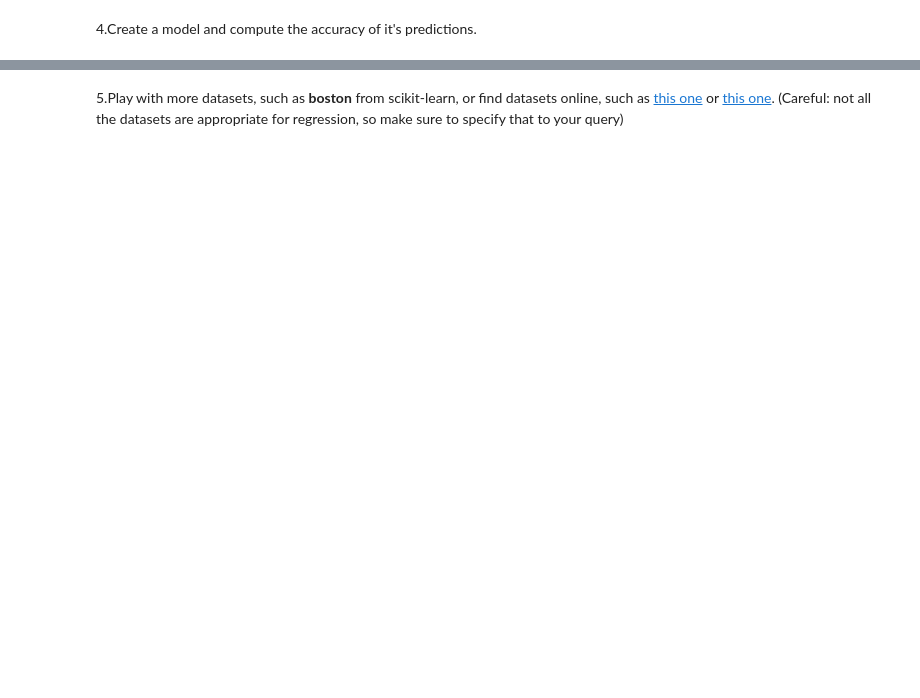
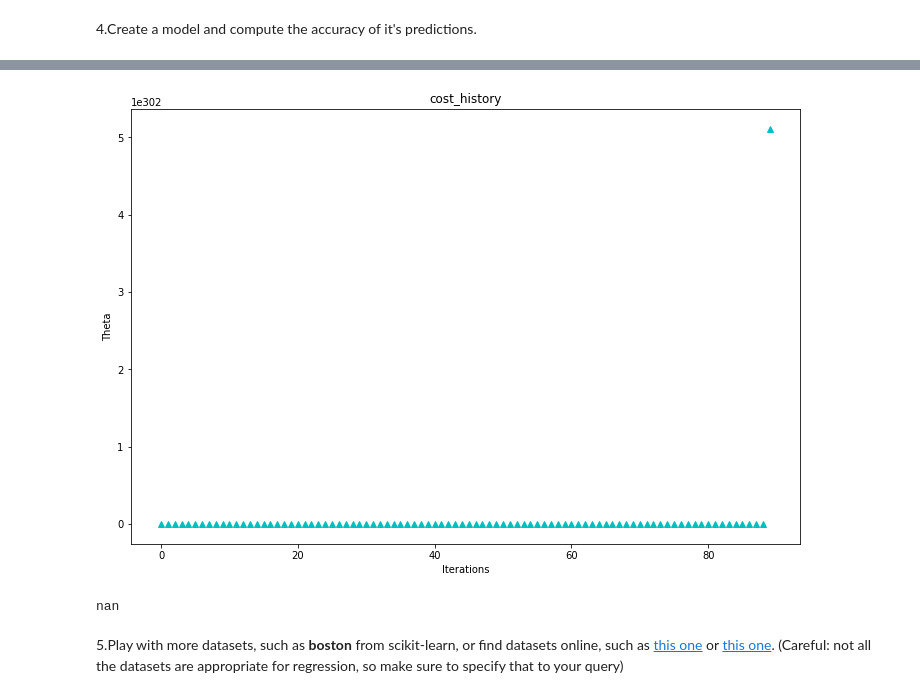
Before and after one commit to HavvaEb/Machine_Learning_exercise, a Jupyter notebook: 4.machine_learning/1.Regression/05-drills.ipynb, the cells around one changed output, grey strips where cells are left out. Cells and saved outputs as stored; diff of their text form; code cells hidden in the pictures; blank space fills up the shorter version.

```diff
--- a/4.machine_learning/1.Regression/05-drills.ipynb
+++ b/4.machine_learning/1.Regression/05-drills.ipynb
@@ -61,0 +246,10 @@ import matplotlib.pyplot as plt
+# %%
+from sklearn.model_selection import learning_curve
+from sklearn.svm import SVC
+fig,ax = plt.subplots(figsize=(12,8))
+plt.title('cost_history')
+plt.ylabel('Theta')
+plt.xlabel('Iterations')
+_=ax.plot(range(n_iterations),cost_history,'c^')
+# %% [output]
+[figure, added]
@@ -62,2 +262,6 @@ import matplotlib.pyplot as plt
+# %%
+coef_determination(y, predictions)
+# %% [output]
+nan
 # %% [markdown]
 5.Play with more datasets, such as **boston** from scikit-learn, or find datasets online, such as [this one](https://www.kaggle.com/dmvreddy91/usahousing) or [this one](https://www.kaggle.com/hellbuoy/car-price-prediction). (Careful: not all the datasets are appropriate for regression, so make sure to specify that to your query)
```
Also changed, not shown: parts of 22 cells of this notebook.
